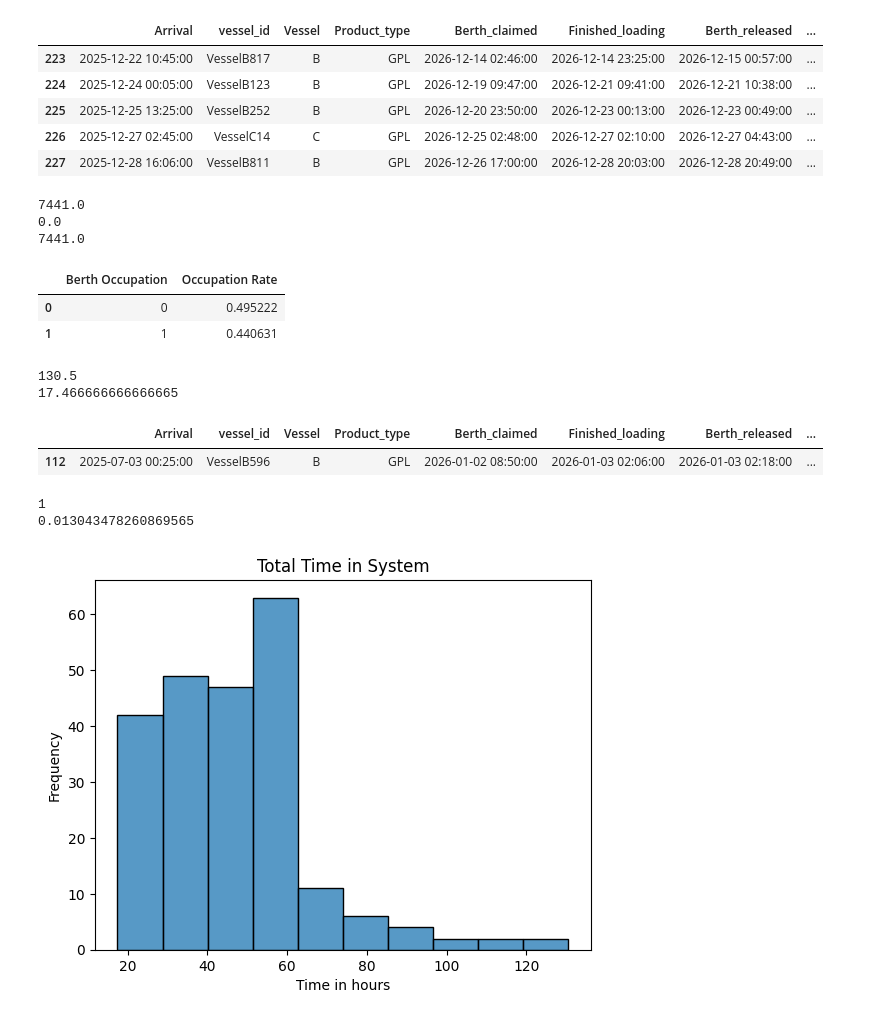
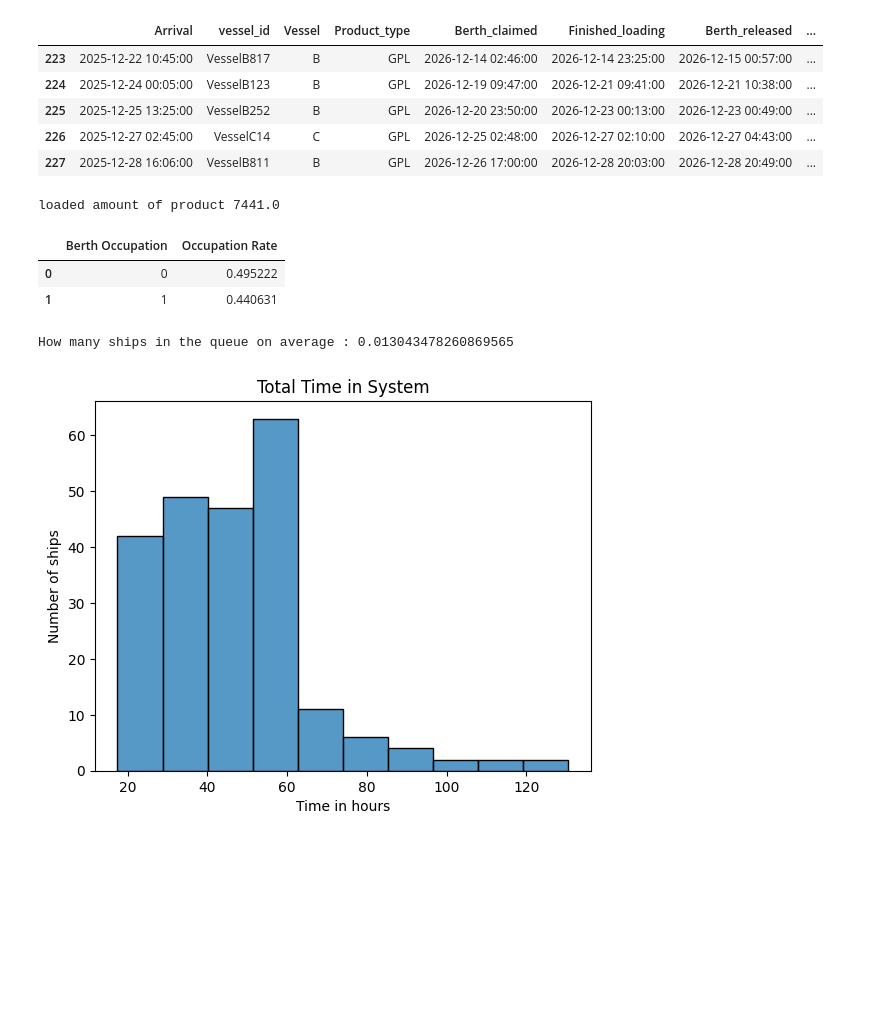
Before and after one commit to Mohammed-khlifi/port_trafic_simulation, a Jupyter notebook: DES.ipynb, the cells around one changed output. Drawn from its saved outputs; the diff is of its cells as text; code cells hidden in the pictures; blank space fills up the shorter version.

```diff
--- a/DES.ipynb
+++ b/DES.ipynb
@@ -948,13 +954,11 @@ data.tail()
 Gasoline = data[data['Product_type'] == 'Gasoline']
 #Gasoline[Gasoline['Vessel'] == 'B'].shape
 # %%
-print(data['cargo_loaded'].sum())
-print(data[data['Product_type'] == 'Gasoline']['cargo_loaded'].sum())
-print(data[data['Product_type'] == 'GPL']['cargo_loaded'].sum())
+print(f"loaded amount of product {data['cargo_loaded'].sum()}")
+#print(data[data['Product_type'] == 'Gasoline']['cargo_loaded'].sum())
+#print(data[data['Product_type'] == 'GPL']['cargo_loaded'].sum())
 # %% [output]
-7441.0
-0.0
-7441.0
+loaded amount of product 7441.0
 # %%
 occupation_rate = []
 for c in range(capacity):
@@ -972,44 +976,31 @@ occupation_rate_df
 |  | Berth Occupation | Occupation Rate |
 | 0 | 0 | 0.495222 |
 | 1 | 1 | 0.440631 |
-# %%
-print(max(data['TAT'].apply(time_to_minutes))/60)
-print(min(data['TAT'].apply(time_to_minutes))/60)
-
-data[data['TAT'].apply(time_to_minutes) == min(data['TAT'].apply(time_to_minutes))]
-#data[data['Expected TAT'].apply(time_to_minutes) > data['TAT'].apply(time_to_minutes)]
-#data[(data['cargo_loaded'] < 50) & (data['cargo_loaded'] > 38.5)]
-# %% [output]
-130.5
-17.466666666666665
-|  | Arrival | vessel_id | Vessel | Product_type | Berth_claimed | Finished_loading | Berth_released | ... |
-| 112 | 2025-07-03 00:25:00 | VesselB596 | B | GPL | 2026-01-02 08:50:00 | 2026-01-03 02:06:00 | 2026-01-03 02:18:00 | ... |
 # %%
 #data.to_csv('2025_simulation.csv')
 resource_queue1 = stats.queue_sizes["berth_type1"]
-print(resource_queue1[-1])
-print(np.mean(resource_queue1))
+
+print(f"How many ships in the queue on average : {np.mean(resource_queue1)}")
 # %% [output]
-1
-0.013043478260869565
+How many ships in the queue on average : 0.013043478260869565
 # %%
 import matplotlib.pyplot as plt
 import seaborn as sns
 
 system_times = stats.total_times
 system_times_min = [time_to_minutes(time) for time in system_times]
 system_times_hours = [time / 60 for time in system_times_min]
 
 
 
 # Plot the histogram
 sns.histplot(system_times_hours, bins=10)
 plt.title('Total Time in System')
 plt.xlabel('Time in hours')
-plt.ylabel('Frequency')
+plt.ylabel('Number of ships')
 plt.show()
 # %% [output]
-[figure, old version]
+[figure, new version]
 # %%
 waiting_times = stats.waiting_times
 waiting_times_min = [time_to_minutes(time) for time in waiting_times]
```
Also changed, not shown: parts of 5 cells of this notebook, 1 other file.
